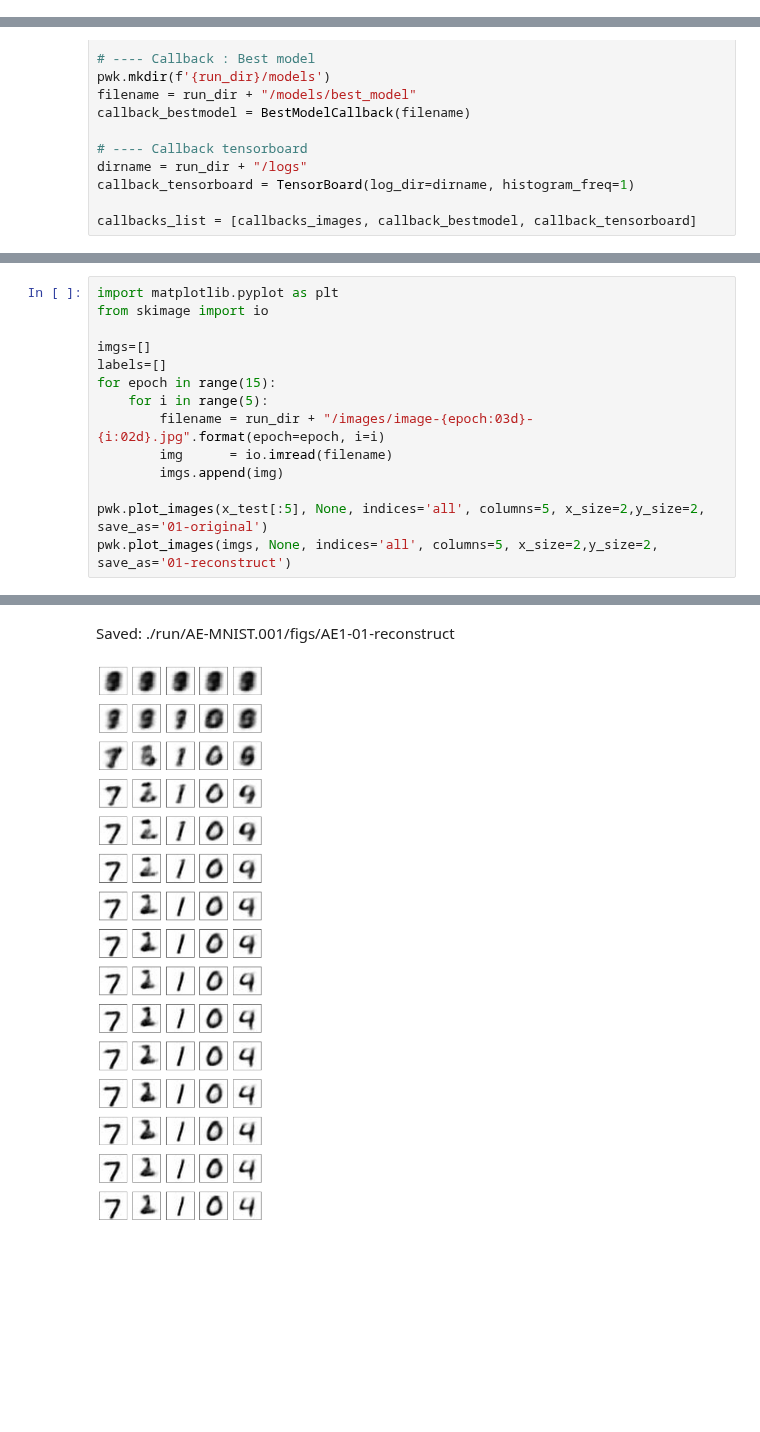
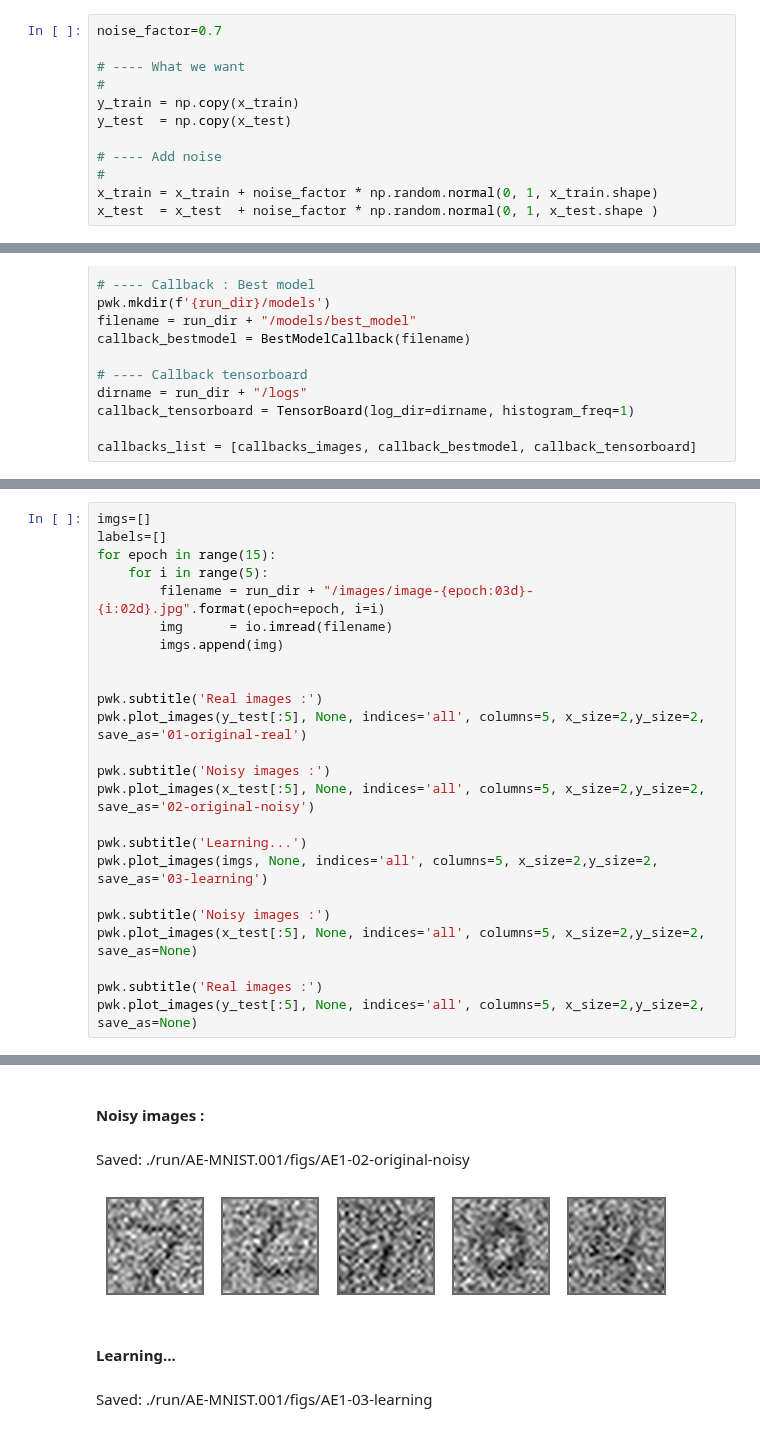
Before and after one commit to Jean-Christ1/Deep-Learning-with-Keras-and-Tensorflow, a Jupyter notebook: VAE/00-AE-with-MNIST.ipynb, the cells around one changed output, grey strips where cells are left out. Drawn from its saved outputs; the diff is of its cells as text; blank space fills up the shorter version.

Commit message:
Update AE with MNIST dataset

```diff
--- a/VAE/00-AE-with-MNIST.ipynb
+++ b/VAE/00-AE-with-MNIST.ipynb
@@ -76,0 +84,12 @@ y_test  shape : (10000,)
+# %%
+noise_factor=0.7
+
+# ---- What we want
+#
+y_train = np.copy(x_train)
+y_test  = np.copy(x_test)
+
+# ---- Add noise
+#
+x_train = x_train + noise_factor * np.random.normal(0, 1, x_train.shape)
+x_test  = x_test  + noise_factor * np.random.normal(0, 1, x_test.shape )
@@ -166,7 +212,4 @@ Saved: ./run/AE-MNIST.001/figs/AE1-history_0
 # %%
-import matplotlib.pyplot as plt
-from skimage import io
-
 imgs=[]
 labels=[]
 for epoch in range(15):
@@ -175,6 +218,19 @@ for epoch in range(15):
         img      = io.imread(filename)
         imgs.append(img)
 
-pwk.plot_images(x_test[:5], None, indices='all', columns=5, x_size=2,y_size=2, save_as='01-original')
-pwk.plot_images(imgs, None, indices='all', columns=5, x_size=2,y_size=2, save_as='01-reconstruct')
+
+pwk.subtitle('Real images :')
+pwk.plot_images(y_test[:5], None, indices='all', columns=5, x_size=2,y_size=2, save_as='01-original-real')
+
+pwk.subtitle('Noisy images :')
+pwk.plot_images(x_test[:5], None, indices='all', columns=5, x_size=2,y_size=2, save_as='02-original-noisy')
+
+pwk.subtitle('Learning...')
+pwk.plot_images(imgs, None, indices='all', columns=5, x_size=2,y_size=2, save_as='03-learning')
+
+pwk.subtitle('Noisy images :')
+pwk.plot_images(x_test[:5], None, indices='all', columns=5, x_size=2,y_size=2, save_as=None)
+
+pwk.subtitle('Real images :')
+pwk.plot_images(y_test[:5], None, indices='all', columns=5, x_size=2,y_size=2, save_as=None)
 # %% [output]
@@ -182,3 +239,6 @@ Saved: ./run/AE-MNIST.001/figs/AE1-01-original
 [figure]
+<br>**Noisy images :**
-Saved: ./run/AE-MNIST.001/figs/AE1-01-reconstruct
+Saved: ./run/AE-MNIST.001/figs/AE1-02-original-noisy
-[figure, old version]
+[figure, new version]
+<br>**Learning...**
+Saved: ./run/AE-MNIST.001/figs/AE1-03-learning
```
Also changed, not shown: parts of 12 cells of this notebook, 3 other files.
